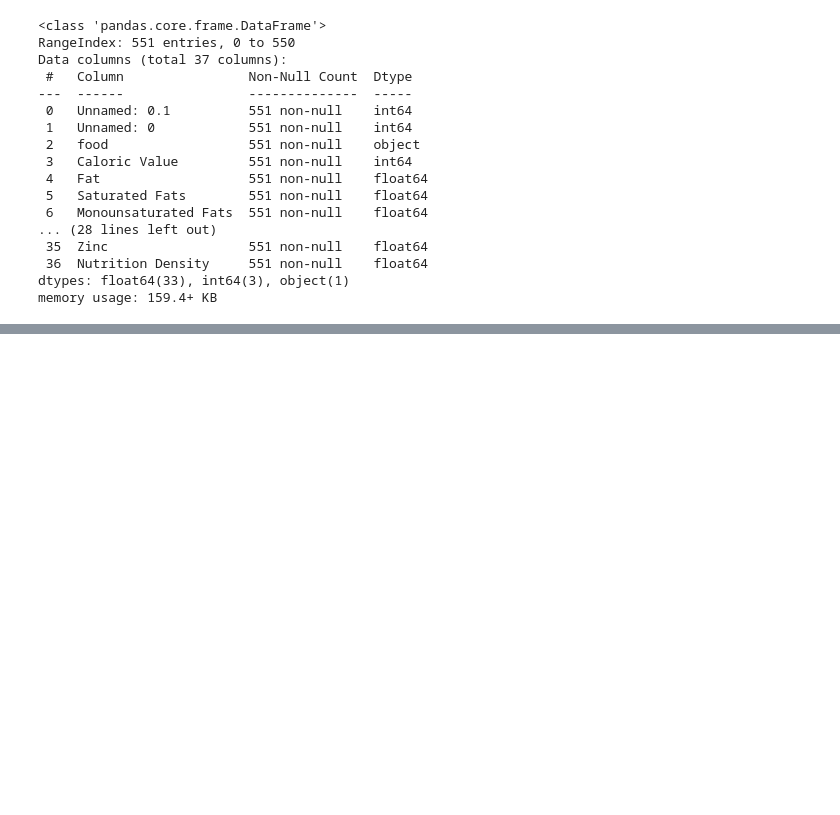
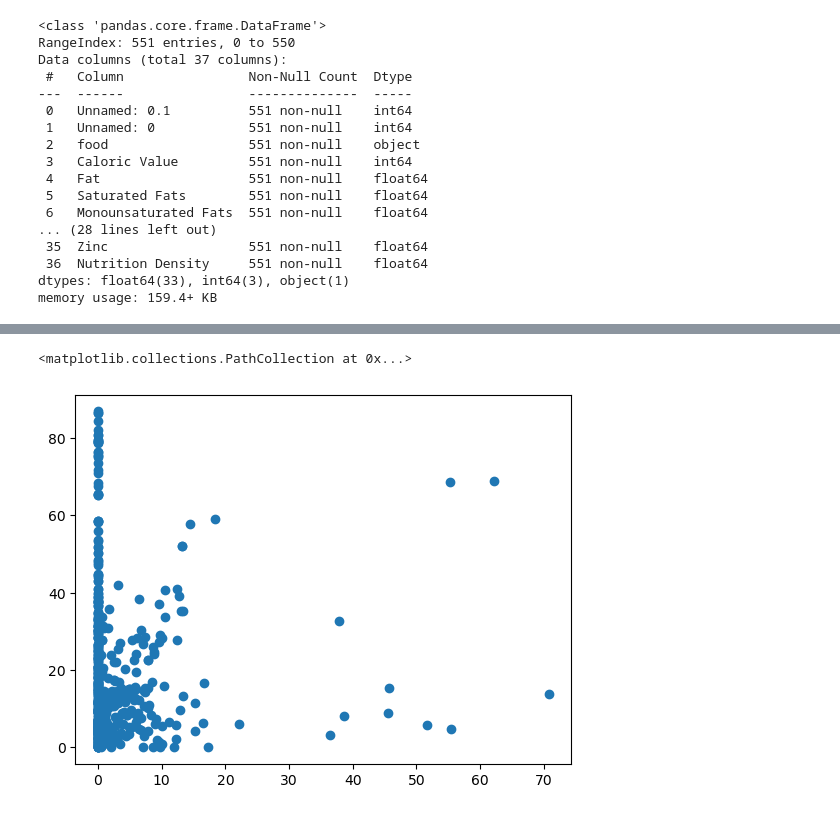
Before and after one commit to dremmeng/DSCI503, a Jupyter notebook: Structured Data Acquision.ipynb, the cells around one changed output, grey strips where cells are left out. Cells and saved outputs as stored; diff of their text form; code cells hidden in the pictures; blank space fills up the shorter version.

```diff
--- a/Structured Data Acquision.ipynb
+++ b/Structured Data Acquision.ipynb
@@ -24,0 +57,5 @@ memory usage: 159.4+ KB
+# %%
+plt.scatter(df["Sugars"], df["Protein"])
+# %% [output]
+<matplotlib.collections.PathCollection at 0x...>
+[figure, added]
```
Also changed, not shown: parts of 5 cells of this notebook, 11 other files.
